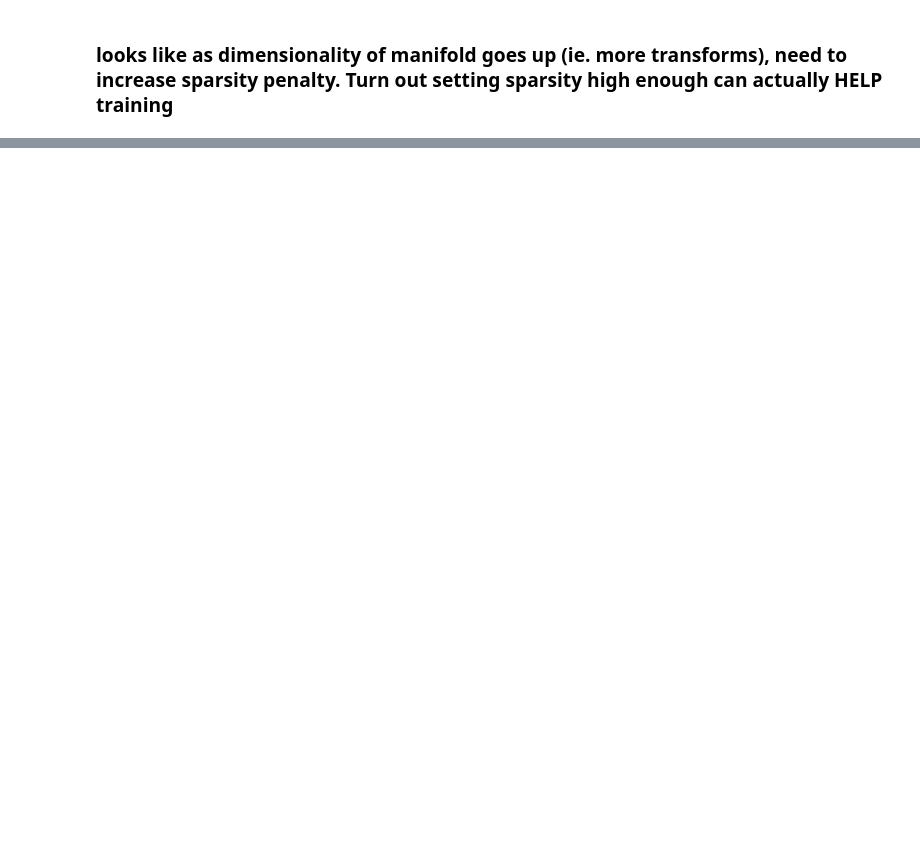
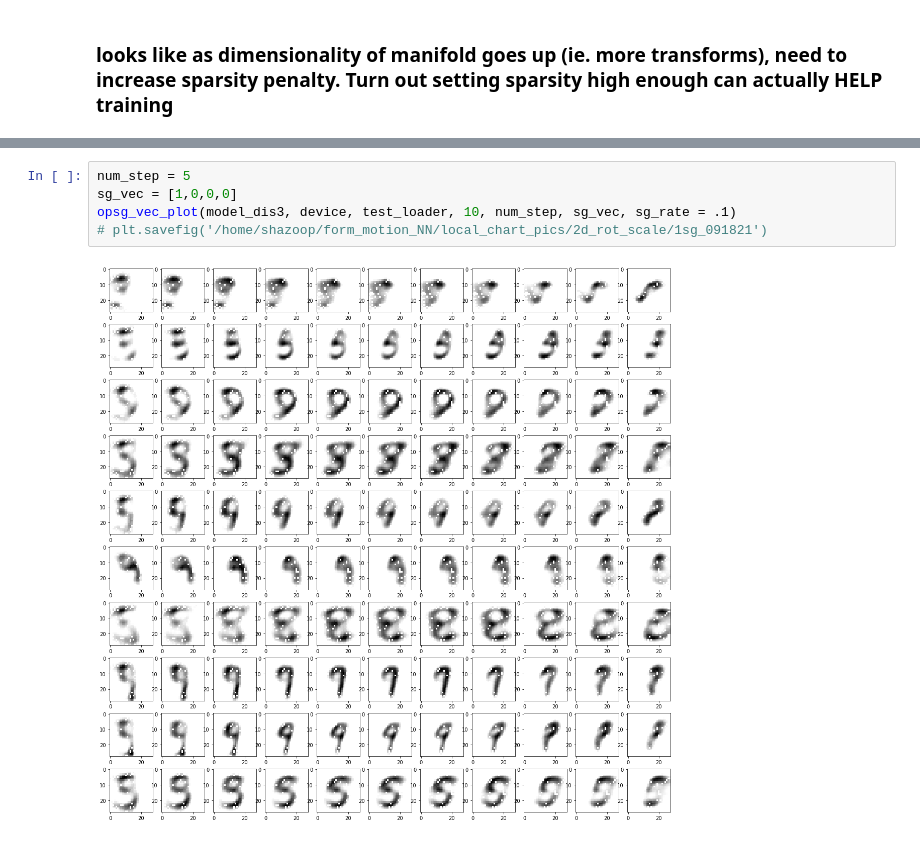
Before and after one commit to shazoop/form_motion_NN, a Jupyter notebook: local_chart.ipynb, the cells around one changed output, grey strips where cells are left out. Drawn from its saved outputs; the diff is of its cells as text; blank space fills up the shorter version.

```diff
--- a/local_chart.ipynb
+++ b/local_chart.ipynb
@@ -645,0 +714,7 @@ plot_ex(true_frames3, out_frames3, col_length, row_length, movie_len)
+# %%
+num_step = 5
+sg_vec = [1,0,0,0]
+opsg_vec_plot(model_dis3, device, test_loader, 10, num_step, sg_vec, sg_rate = .1)
+# plt.savefig('/home/shazoop/form_motion_NN/local_chart_pics/2d_rot_scale/1sg_091821')
+# %% [output]
+[figure, added]
```
Also changed, not shown: parts of 17 cells of this notebook, 1 other file.
